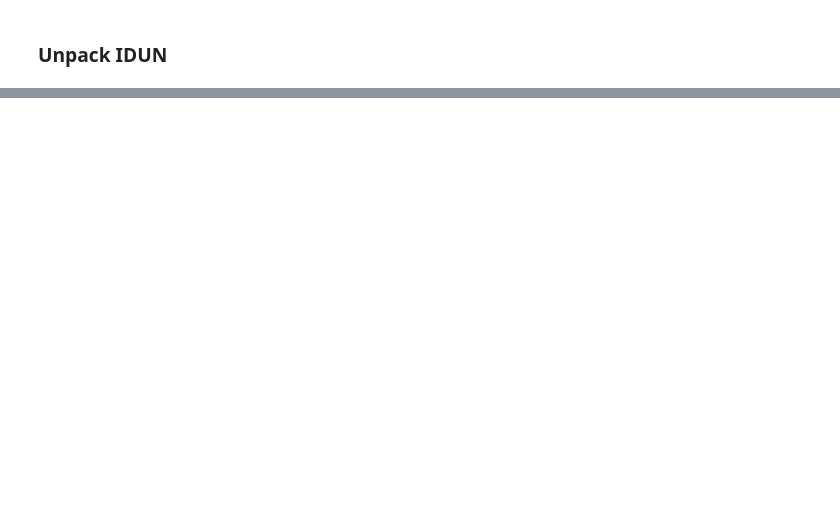
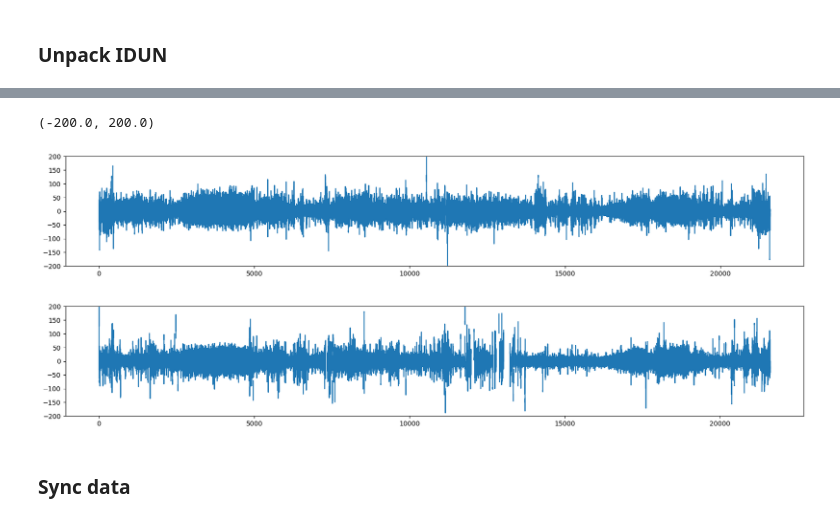
Before and after one commit to iduntech/idn-sync-data, a Jupyter notebook: sync_data.ipynb, the cells around one changed output, grey strips where cells are left out. Drawn from its saved outputs; the diff is of its cells as text; code cells hidden in the pictures; blank space fills up the shorter version.

```diff
--- a/sync_data.ipynb
+++ b/sync_data.ipynb
@@ -78,0 +90,22 @@ plt.xlim(0,5)
+# %%
+prodigy_labels, prodigy_epoch_freq_powers = calculate_bad_epochs(prodigy_filtered_data_rs, sfreq = BASE_SAMPLE_RATE, outlier_threshold = 3, epoch_length = BASE_SAMPLE_RATE)
+prodigy_cleaned_data = np.where(prodigy_labels == 1, np.nan, prodigy_filtered_data_rs)
+
+idun_labels, idun_epoch_freq_powers = calculate_bad_epochs(idun_filtered_data, sfreq = BASE_SAMPLE_RATE, outlier_threshold = 3, epoch_length = BASE_SAMPLE_RATE)
+idun_cleaned_data = np.where(idun_labels == 1, np.nan, idun_filtered_data)
+# %%
+plt.figure(figsize=(20, 3))
+# make 0s 1s and 1s 0s in prodigy_labels
+plt.plot(resampled_times, prodigy_cleaned_data)
+plt.ylim(-200, 200)
+
+plt.figure(figsize=(20, 3))
+# make 0s 1s and 1s 0s in prodigy_labels
+plt.plot(idun_time_stamps, idun_cleaned_data)
+plt.ylim(-200, 200)
+# %% [output]
+(-200.0, 200.0)
+[figure, added]
+[figure, added]
+# %% [markdown]
+### Sync data
```
Also changed, not shown: parts of 7 cells of this notebook, 1 other file.
